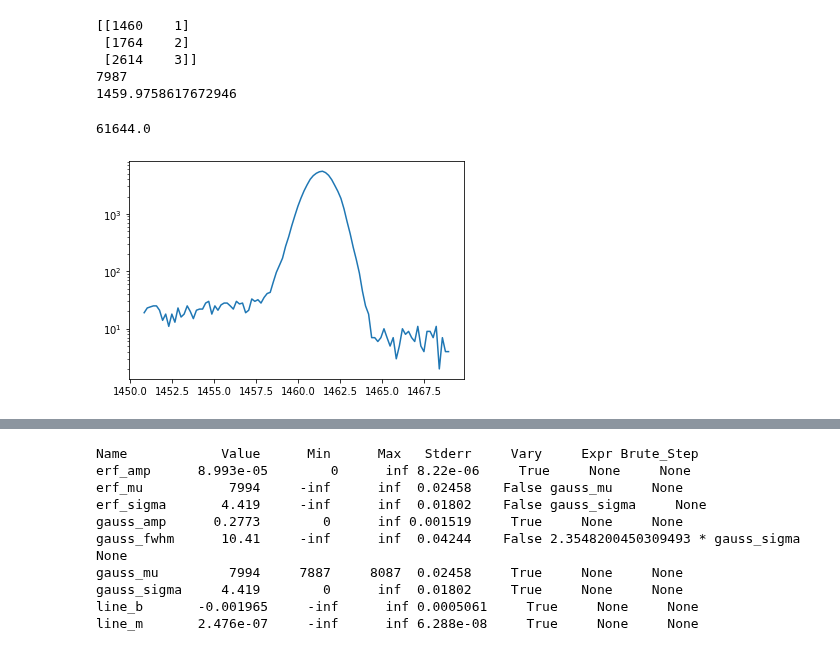
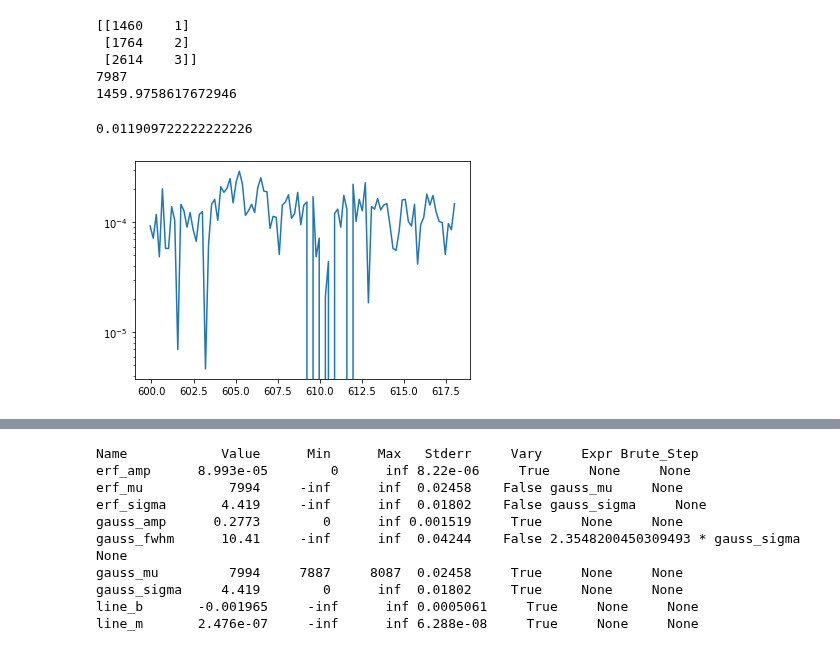
Before and after one commit to bearing/radwatch-analysis, a Jupyter notebook: Becquerel Peak Fit Testing.ipynb, the cells around one changed output, grey strips where cells are left out. Drawn from its saved outputs; the diff is of its cells as text; code cells hidden in the pictures.

```diff
--- a/Becquerel Peak Fit Testing.ipynb
+++ b/Becquerel Peak Fit Testing.ipynb
@@ -12,5 +12,7 @@ def gaussian(x):
 # %%
 spec = Spectrum.from_file(r'C:\Users\ahanks\Google Drive\RadWatch\Gamma\Gamma Spectra\UCB087_Wild_King_Salmon_3.Spe') #import spectrum from file
 len(spec)
+bg = Spectrum.from_file(r'C:\Users\ahanks\Google Drive\RadWatch\Gamma\Gamma Spectra\UCB096_Backgorund_2_13_17.Spe'
+)
 # %% [output]
 SpeFile: Reading file C:\Users\ahanks\Google Drive\RadWatch\Gamma\Gamma Spectra\UCB087_Wild_King_Salmon_3.Spe
@@ -40,7 +42,7 @@ print(spec.livetime)
 #https://drive.google.com/drive/u/0/folders/0BwU6Sr8Jh6Sgd2dabnZ6N1ZxMEk
 # K-40, Bi-214, Tl-208
 # indices 8140, 9835, 14574
-source_energy = np.array([1460, 1764, 2614]);
+source_energy = np.array([1460, 609, 2614]);
 source_activity = np.array([1, 2, 3]);
 # %%
 counts = spec.counts_vals
@@ -63,19 +58,23 @@ print(energies[k_40_idx])
  [2614    3]]
 7987
 1459.9758617672946
+# %%
+bgspec = spec - bg
 # %%
 #test plotting
-roi_low = k_40_idx - 50
-roi_high = k_40_idx + 50
-plot_counts = spec.counts_vals[roi_low:roi_high]
+iso_idx = f_near(energies,source_energy[1])
+roi_low = iso_idx - 50
+roi_high = iso_idx + 50
+#plot_counts = spec.counts_vals[roi_low:roi_high]
+plot_counts = bgspec.cps_vals[roi_low:roi_high]
 plot_energies = spec.energies_kev[roi_low:roi_high]
 plt.plot(plot_energies,plot_counts)
 #plt.plot(spec.energies_kev,spec.counts_vals)
 plt.yscale('log')
 np.argmax(counts)
 np.sum(plot_counts)
 # %% [output]
-61644.0
+0.011909722222222226
-[figure, old version]
+[figure, new version]
 # %%
 model = ['gauss','line','erf']
```
Also changed, not shown: parts of 4 cells of this notebook, 5 other files.
